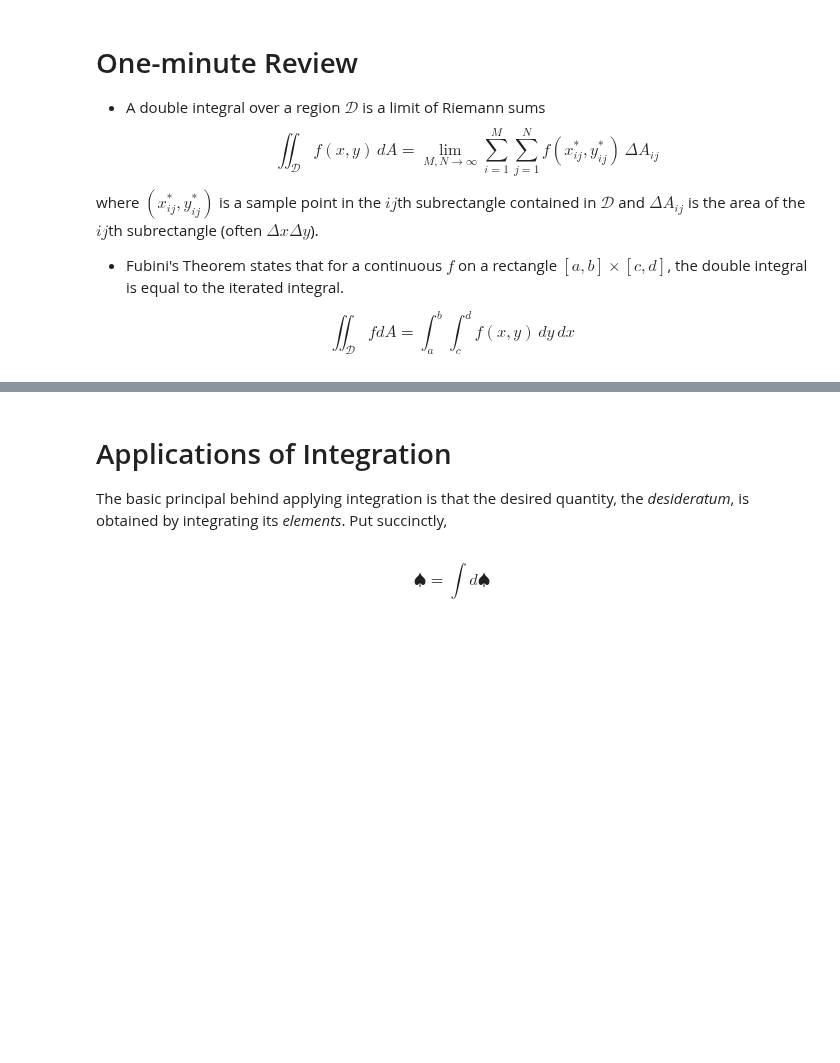
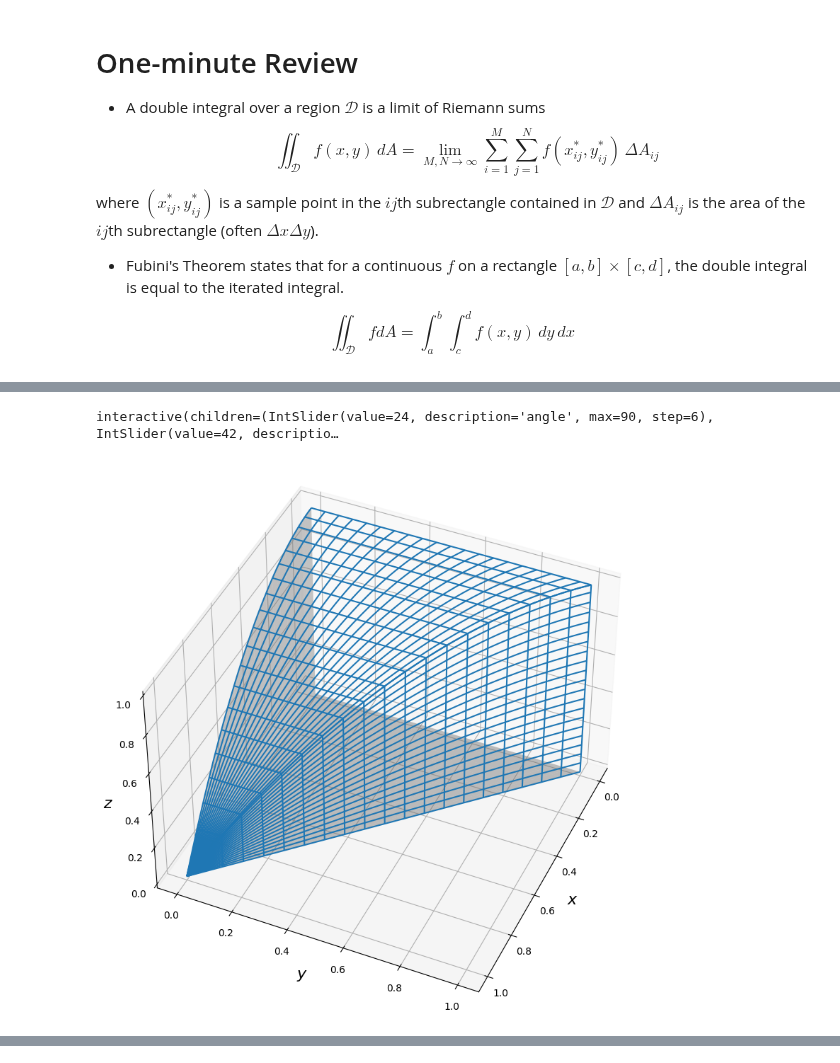
Before and after one commit to drewyoungren/mvc, a Jupyter notebook: lec/mvc-L15.ipynb, the cells around one changed output, grey strips where cells are left out. Drawn from its saved outputs; the diff is of its cells as text; code cells hidden in the pictures; blank space fills up the shorter version.

```diff
--- a/lec/mvc-L15.ipynb
+++ b/lec/mvc-L15.ipynb
@@ -136,9 +79,0 @@ Remember to convert all parts of the integral:
-# %%
-ax = plt.gca(projection='3d')
-r = np.linspace(0,1,40)
-th = np.linspace(0,2*pi,56)
-r,th = np.meshgrid(r,th)
-X = r*cos(th)
-Y = r*sin(th)
-Z = 1 - r**2
-ax.plot_surface(X,Y,Z,cmap='rainbow');
@@ -153,8 +92,31 @@ Compute $$\int_{-\infty}^\infty e^{-x^2}\,dx.$$
+# %%
+@interact(angle=(-0,90,6))
+def _(angle=24,vangle=(0,90,6)):
+    fig = plt.figure(figsize=(10,10))
+    ax= fig.add_subplot(111,projection='3d')
+    u = np.linspace(0,1,80)
+    v = np.linspace(0,1,80)
+    U,V = np.meshgrid(u,v)
+    X = U
+    Y = V*(1-U)
+    Z = 1-X**2
+    ax.plot_wireframe(X,Y,Z,rcount=20,ccount=20)
+    ax.plot_surface(X,Y,0*X,rcount=20,ccount=20,color='gray',alpha=.4)
+    ax.plot_surface(U,0*U,(1-U**2)*V,rcount=20,ccount=20,color='gray',alpha=.4)
+    ax.view_init(vangle,angle)
+
+    ax.plot_wireframe(U,1-U,V*(1-U**2),rcount=20,ccount=20)
+
+# ???    t = np.linspace(0,1,26)
+#     for x in r:
+#         ax.plot(x*np.ones_like(t),t*pi/3,'k')
+#     for y in th:
+#         ax.plot(1+t,y*np.ones_like(t),'k')
+    for c in 'xyz':
+#         getattr(ax,f"set_{c}lim")([-1,1]);
+        getattr(ax,f"set_{c}label")(f"${c}$",size=16)
+# %% [output]
+interactive(children=(IntSlider(value=24, description='angle', max=90, step=6), IntSlider(value=42, descriptio…
+[figure, added]
 # %% [markdown]
 <p style="padding-bottom:40%;"> </p>
-# %% [markdown]
-# Applications of Integration
-
-The basic principal behind applying integration is that the desired quantity, the <i>desideratum</i>, is obtained by integrating its <i>elements</i>. Put succinctly,
-# %% [markdown]
-$$\spadesuit = \int d\spadesuit$$
```
Also changed, not shown: parts of 69 cells of this notebook, 2 other files.
